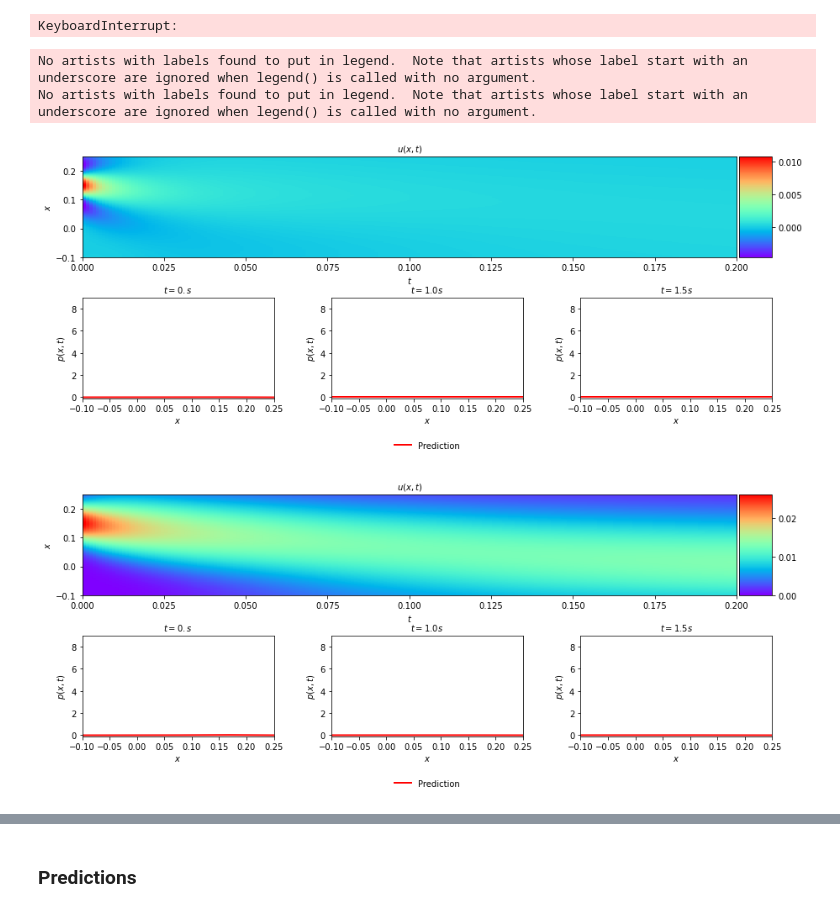
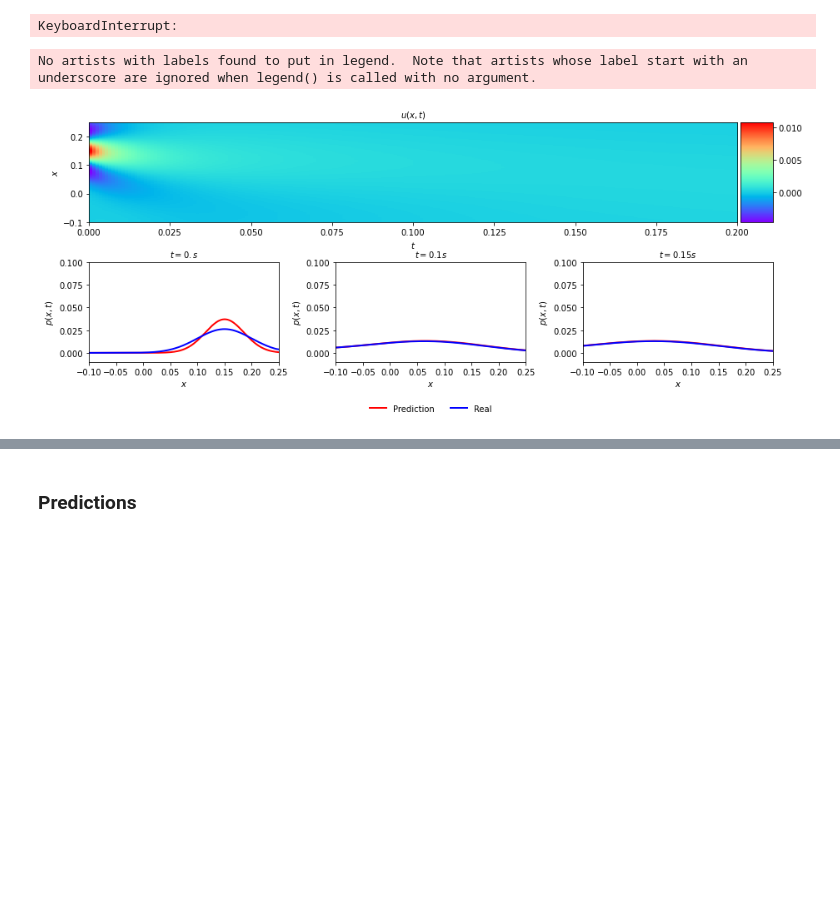
Before and after one commit to ElHuaco/PINN-fokker-planck, a Jupyter notebook: src/OUR CODE/comparison.ipynb, the cells around one changed output, grey strips where cells are left out. Cells and saved outputs as stored; diff of their text form; code cells hidden in the pictures; blank space fills up the shorter version.

```diff
--- a/src/OUR CODE/comparison.ipynb
+++ b/src/OUR CODE/comparison.ipynb
@@ -462,7 +462,7 @@ class Sequentialmodel(tf.Module):
 # %% [markdown]
 # *Solution Plot*
 # %%
-def solutionplot(u_pred,X_u_train):
+def differenceplot(u_pred, real,X_u_train):
 
     fig, ax = plt.subplots()
     ax.axis('off')
@@ -471,7 +471,7 @@ def solutionplot(u_pred,X_u_train):
     gs0.update(top=1, bottom=0, left=0.1, right=2, wspace=0.3, hspace =0.4)
     ax = plt.subplot(gs0[0, :])
 
-    h = ax.imshow(u_pred, interpolation='nearest', cmap='rainbow',
+    h = ax.imshow(u_pred-real, interpolation='nearest', cmap='rainbow',
                 extent=[T.min(), T.max(), X.min(), X.max()],
                 origin='lower', aspect='auto')
     divider = make_axes_locatable(ax)
@@ -500,34 +500,37 @@ def solutionplot(u_pred,X_u_train):
 
     ax = plt.subplot(gs0[1, 0])
     #ax.plot(x,usol.T[0,:], 'b-', linewidth = 2, label = 'Exact')
-    ax.plot(x,u_pred.T[0,:], 'r', linewidth = 2, label = 'Prediction')
+    ax.plot(x, u_pred.T[0,:], 'r', linewidth = 2, label = 'Prediction')
+    ax.plot(x, real.T[0,:], 'b', linewidth = 2, label = 'Real')
     ax.set_xlabel('$x$')
     ax.set_ylabel('$p(x,t)$')
     ax.set_title('$t = 0.s$', fontsize = 10)
     #ax.axis('square')
     ax.set_xlim([x_lower ,x_upper])
-    ax.set_ylim([-0.1,9])
+    ax.set_ylim([-0.01, 0.1])
 
     ax = plt.subplot(gs0[1, 1])
     #ax.plot(x,usol.T[50,:], 'b-', linewidth = 2, label = 'Exact')
     ax.plot(x,u_pred.T[int(0.5*len(t)),:], 'r', linewidth = 2, label = 'Prediction')
+    ax.plot(x,real.T[int(0.5*len(t)),:], 'b', linewidth = 2, label = 'Real')
     ax.set_xlabel('$x$')
     ax.set_ylabel('$p(x,t)$')
     #ax.axis('square')
     ax.set_xlim([x_lower, x_upper])
-    ax.set_ylim([-0.1,9])
-    ax.set_title('$t = {}s$'.format(int(0.5*len(t))/100), fontsize = 10)
+    ax.set_ylim([-0.01, 0.1])
+    ax.set_title('$t = {}s$'.format(int(0.5*len(t))/1000), fontsize = 10)
     ax.legend(loc='upper center', bbox_to_anchor=(0.5, -0.35), ncol=5, frameon=False)
 
     ax = plt.subplot(gs0[1, 2])
     #ax.plot(x,usol.T[75,:], 'b-', linewidth = 2, label = 'Exact')
     ax.plot(x,u_pred.T[int(0.75*len(t)),:], 'r', linewidth = 2, label = 'Prediction')
+    ax.plot(x,real.T[int(0.75*len(t)),:], 'b', linewidth = 2, label = 'Real')
     ax.set_xlabel('$x$')
     ax.set_ylabel('$p(x,t)$')
     #ax.axis('square')
     ax.set_xlim([x_lower, x_upper])
-    ax.set_ylim([-0.1,9])
-    ax.set_title('$t = {}s$'.format(int(0.75*len(t))/100), fontsize = 10)
+    ax.set_ylim([-0.01, 0.1])
+    ax.set_title('$t = {}s$'.format(int(0.75*len(t))/1000), fontsize = 10)
 
     #plt.tight_layout()
     plt.savefig('Ornstein-Uhlenbeck.png',dpi = 500)
@@ -611,35 +614,32 @@ N_f = 1000 #Total number of collocation points
 x_f_train, x_bc_train, x_ic_train, p_ic_train, x_norm_instants = trainingdata(N_bc, N_ic, N_f)
 
 import pickle
 filename = '/Users/max/Documents/Lab_b/PINNs-Review/src/OUR CODE/simulations/numerical_solution.sav'
 real = pickle.load(open(filename, 'rb'))
 
 layers = np.array([2,20,20,20,20,20,20,20,20,1]) #8 hidden layers
 
 PINN = Sequentialmodel(layers, low_bound, up_bound,
                       x_ic_train, p_ic_train,
                       x_bc_train,
                       x_f_train,
                       x_norm_instants,
                       A=A,
                       D=D)
 
 init_params = np.loadtxt("./models/MODEL_WEIGHTS_IC100_BC100_f1000_t0.2197371130248822_iter25000_xLower-0.1_xUpper0.25_micrometers_miliseconds_k1e-7_r1e-20.txt")
 PINN.set_weights(init_params)
 x = np.linspace(-0.1, 0.25, 350)
 y = np.linspace(0, 0.2, 200)
 X, T = np.meshgrid(x, y)
 X_p_test = np.hstack((X.flatten()[:, None], T.flatten()[:, None]))
 p_pred = PINN.evaluate(X_p_test)
 
 
 p_pred = np.reshape(p_pred,(350, 200),order='F')                        # Fortran Style ,stacked column wise!
 
 ''' Solution Plot '''
-solutionplot(real.T/np.sum(real.T[0]) - p_pred/np.sum(p_pred[0]),X_p_test)
-solutionplot(p_pred/np.sum(p_pred[0]), X_p_test)
+differenceplot(real.T/np.sum(real.T[0]), p_pred/np.sum(p_pred[0]),X_p_test)
 # %% [output]
 No artists with labels found to put in legend.  Note that artists whose label start with an underscore are ignored when legend() is called with no argument.
-No artists with labels found to put in legend.  Note that artists whose label start with an underscore are ignored when legend() is called with no argument.
-[figure, old version]
+[figure, new version]
-[figure, removed]
```
Also changed, not shown: parts of 1 cell of this notebook.
